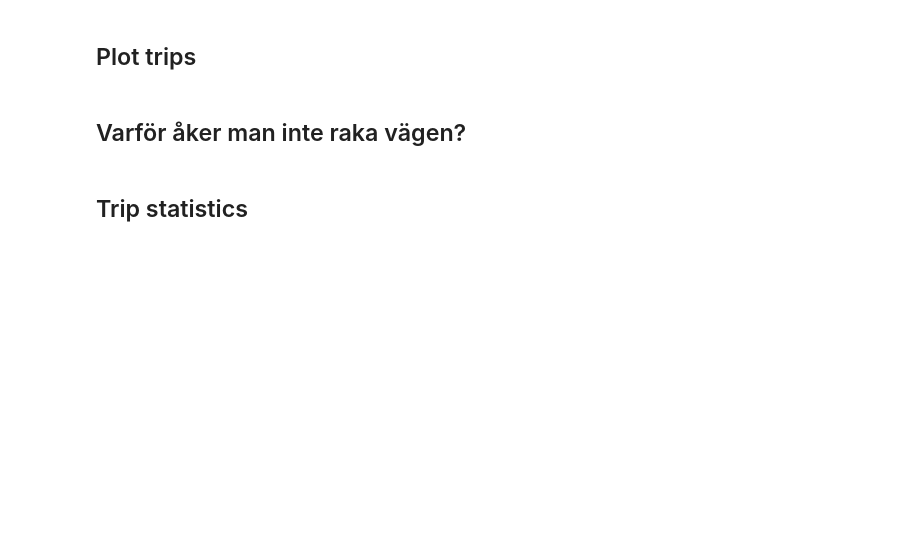
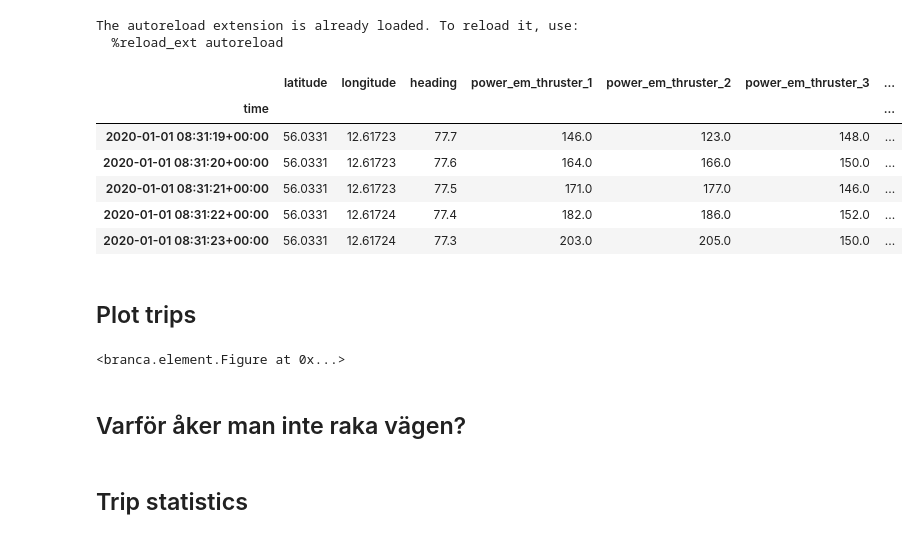
Before and after one commit to martinlarsalbert/datadriven-energieffektivisering-av-fartyg, a Jupyter notebook: presentations/01.2_ForSea_meeting.ipynb, the cells around one changed output. Drawn from its saved outputs; the diff is of its cells as text; code cells hidden in the pictures; blank space fills up the shorter version.

Commit message:
cleaned up a bit

```diff
--- a/presentations/01.2_ForSea_meeting.ipynb
+++ b/presentations/01.2_ForSea_meeting.ipynb
@@ -43,10 +43,14 @@ import sys
 import os
 sys.path.append('../')
 from src.visualization import visualize, animate
-from src.data import get_dataset
-from src.data import prepare_dataset
-from src.data import trips
+sys.path.append('../src/models/pipelines/longterm/scripts/prepdata/trip')
+import prepare_dataset, trips, trip_id
+sys.path.append('../src/models/pipelines/longterm/scripts/prepdata/clean_statistics')
+import clean_statistics
 
 
 import scipy.integrate
 import seaborn as sns
+# %% [output]
+The autoreload extension is already loaded. To reload it, use:
+  %reload_ext autoreload
@@ -55,7 +57,25 @@ df = get_dataset.get(name='tycho_short_id')
+# %%
+experiments_path = '../notebooks/pipelines/longterm/experiments'
+experiment = 'tycho_short_parquet'
+experiment_path = os.path.join(experiments_path, experiment)
+file_path = os.path.join(experiment_path, 'id.parquet')
+df = trip_id.load_output_pandas(path=file_path)
+# %%
+df.head()
+# %% [output]
+|  | latitude | longitude | heading | power_em_thruster_1 | power_em_thruster_2 | power_em_thruster_3 | ... |
+| time |  |  |  |  |  |  | ... |
+| 2020-01-01 08:31:19+00:00 | 56.0331 | 12.61723 | 77.7 | 146.0 | 123.0 | 148.0 | ... |
+| 2020-01-01 08:31:20+00:00 | 56.0331 | 12.61723 | 77.6 | 164.0 | 166.0 | 150.0 | ... |
+| 2020-01-01 08:31:21+00:00 | 56.0331 | 12.61723 | 77.5 | 171.0 | 177.0 | 146.0 | ... |
+| 2020-01-01 08:31:22+00:00 | 56.0331 | 12.61724 | 77.4 | 182.0 | 186.0 | 152.0 | ... |
+| 2020-01-01 08:31:23+00:00 | 56.0331 | 12.61724 | 77.3 | 203.0 | 205.0 | 150.0 | ... |
 # %% [markdown]
 ## Plot trips
 # %%
 visualize.plot_trips(df=df, width=1400, height=800, zoom_start=14, color_key='trip_direction')
+# %% [output]
+<branca.element.Figure at 0x...>
 # %% [markdown]
 ## Varför åker man inte raka vägen?
 # %% [markdown]
```
Also changed, not shown: parts of 4 cells of this notebook, 10 other files.
